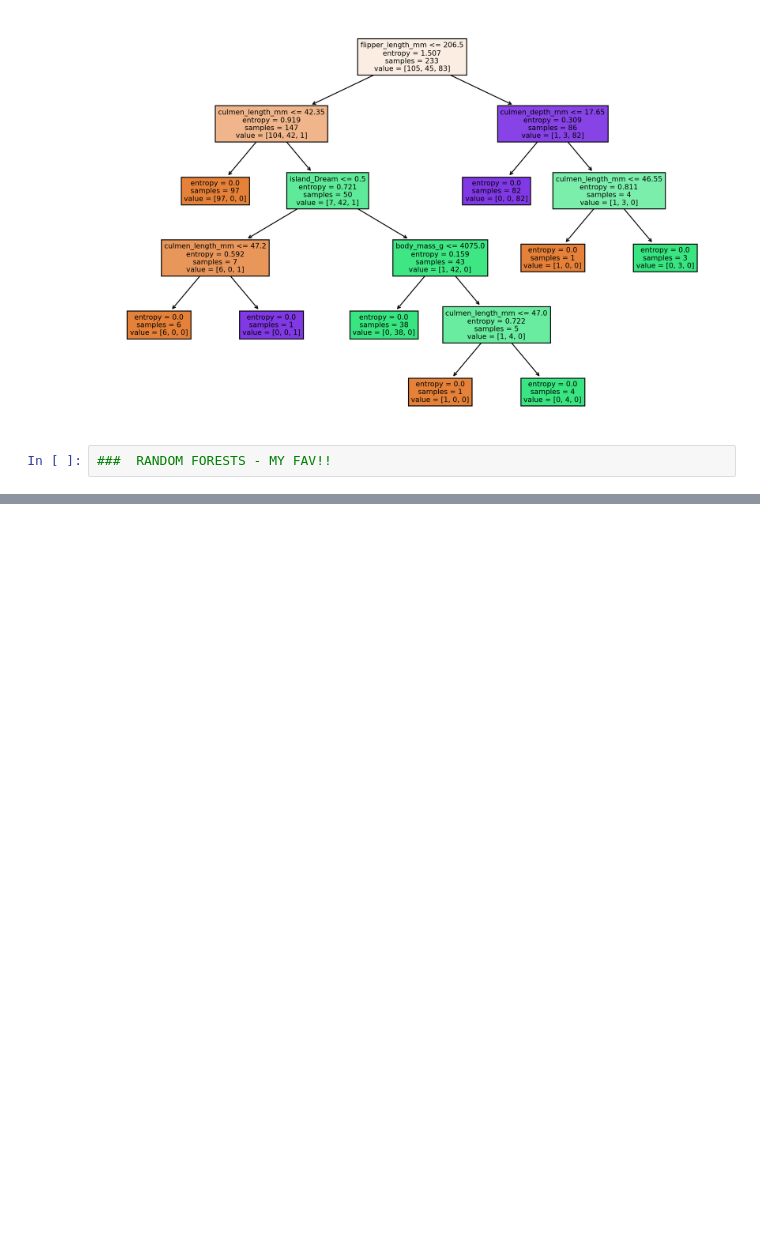
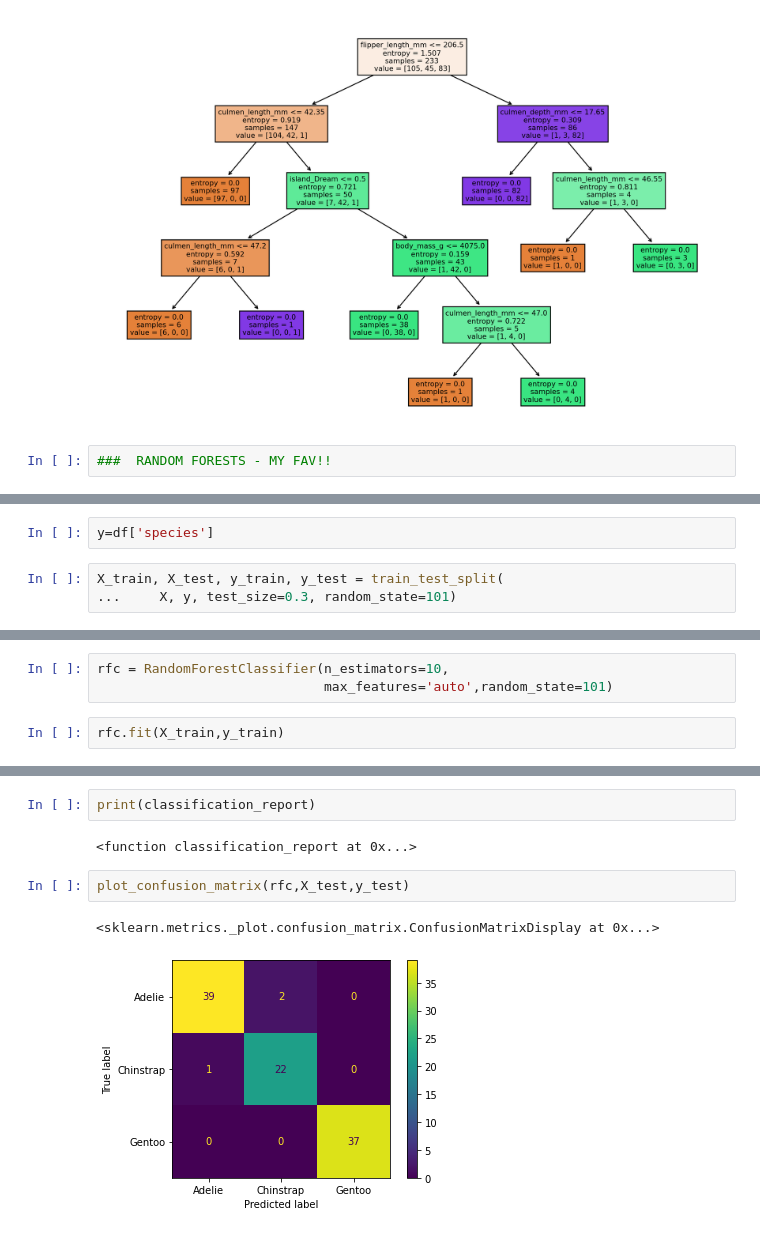
Before and after one commit to ddrightnow/Machine-Learning-Projects, a Jupyter notebook: Python Data Science and Machine Learning/Setup and Environments/14-Decision-Trees/Data Science and machine Learning 5 - Decision Trees.ipynb, the cells around one changed output, grey strips where cells are left out. Drawn from its saved outputs; the diff is of its cells as text; blank space fills up the shorter version.

```diff
--- a/Python Data Science and Machine Learning/Setup and Environments/14-Decision-Trees/Data Science and machine Learning 5 - Decision Trees.ipynb
+++ b/Python Data Science and Machine Learning/Setup and Environments/14-Decision-Trees/Data Science and machine Learning 5 - Decision Trees.ipynb
@@ -350,0 +375,5 @@ weighted avg       0.98      0.98      0.98       101
+# %%
+y=df['species']
+# %%
+X_train, X_test, y_train, y_test = train_test_split(
+...     X, y, test_size=0.3, random_state=101)
@@ -350,0 +384,5 @@ weighted avg       0.98      0.98      0.98       101
+# %%
+rfc = RandomForestClassifier(n_estimators=10,
+                             max_features='auto',random_state=101)
+# %%
+rfc.fit(X_train,y_train)
@@ -350,0 +414,9 @@ weighted avg       0.98      0.98      0.98       101
+# %%
+print(classification_report)
+# %% [output]
+<function classification_report at 0x...>
+# %%
+plot_confusion_matrix(rfc,X_test,y_test)
+# %% [output]
+<sklearn.metrics._plot.confusion_matrix.ConfusionMatrixDisplay at 0x...>
+[figure, added]
```
Also changed, not shown: parts of 111 cells of this notebook.
